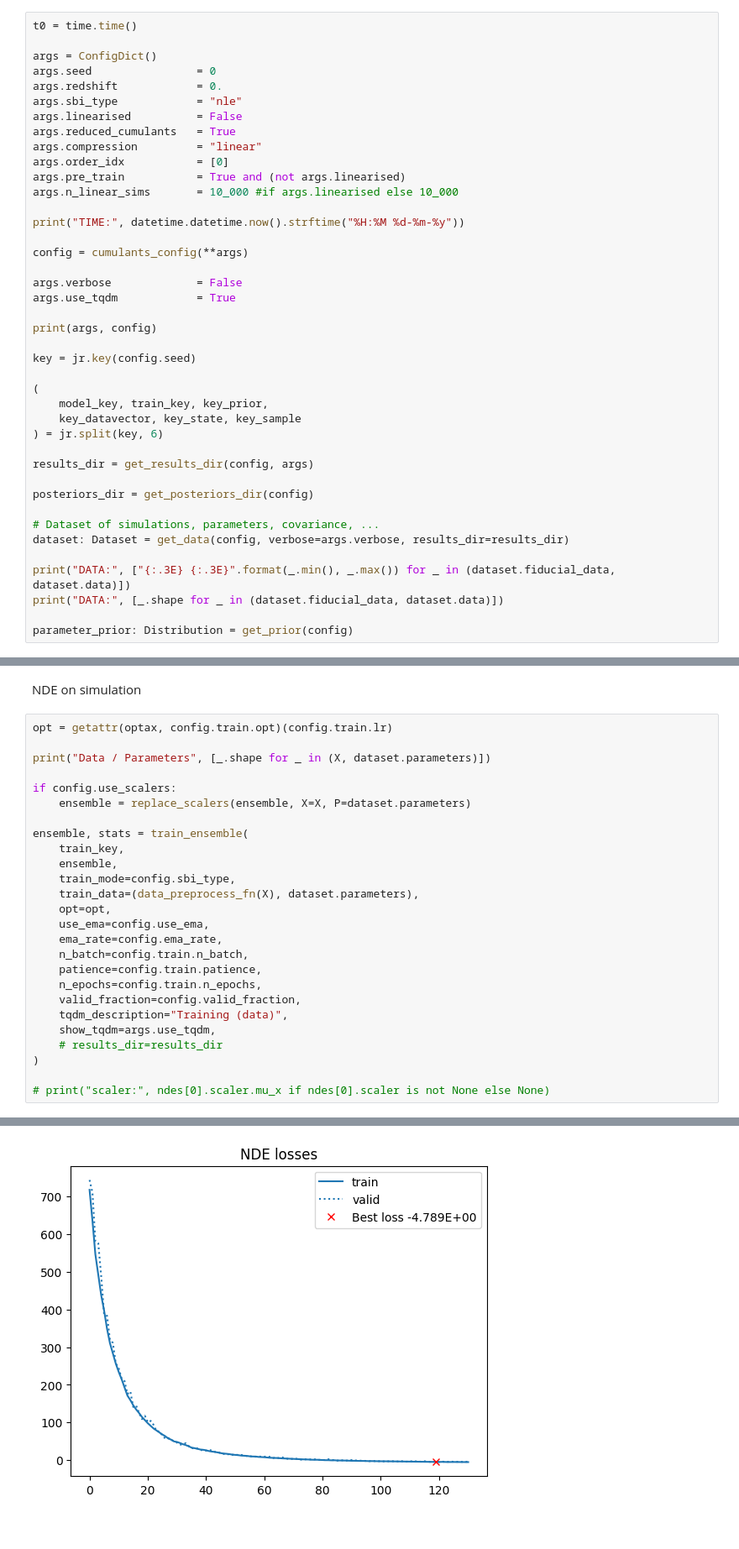
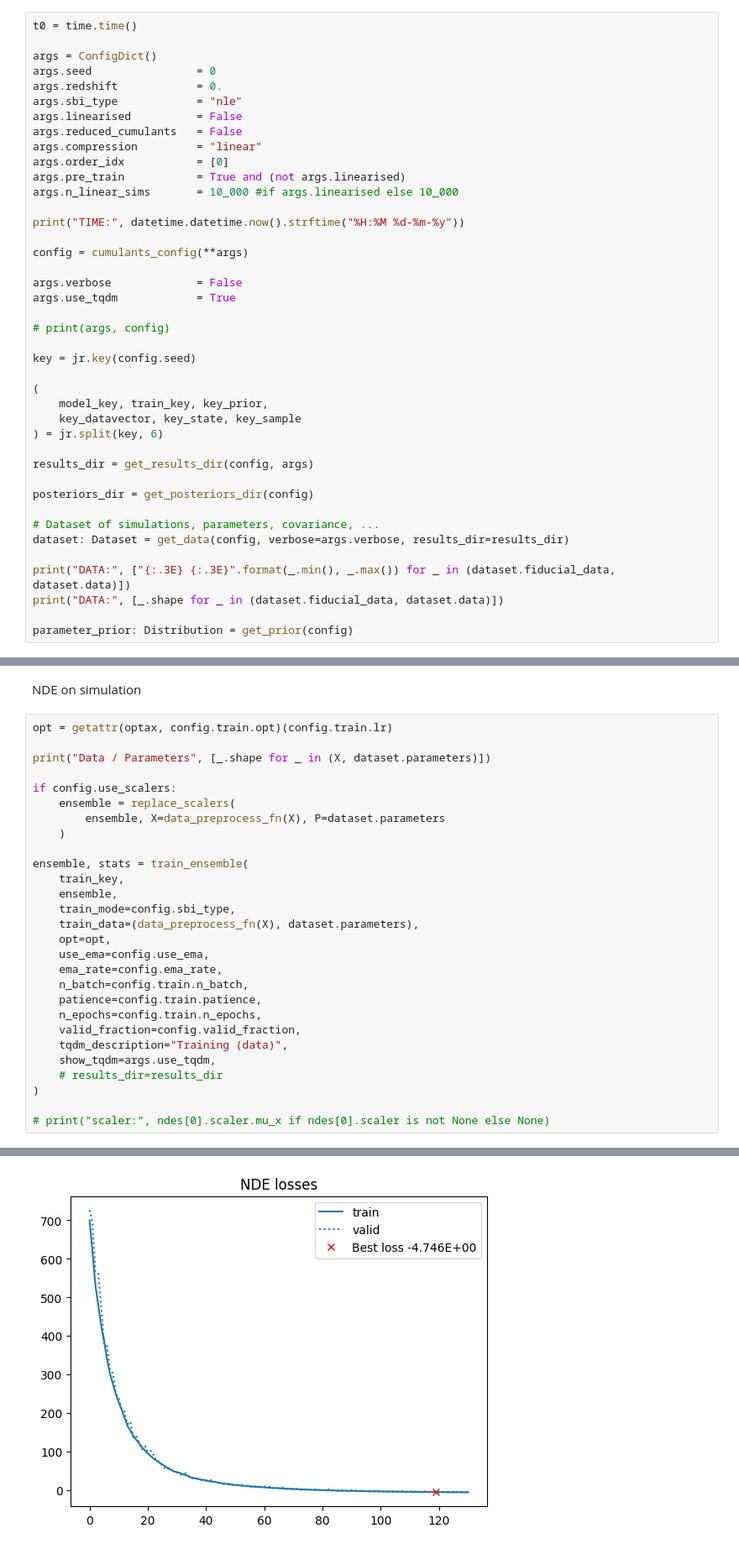
Before and after one commit to homerjed/sbiax, a Jupyter notebook: cumulants/cumulants_sbi.ipynb, the cells around one changed output, grey strips where cells are left out. Shown: that part at 84% size. Cells and saved outputs as stored; diff of their text form.

```diff
--- a/cumulants/cumulants_sbi.ipynb
+++ b/cumulants/cumulants_sbi.ipynb
@@ -170,7 +170,7 @@ args.seed                = 0
 args.redshift            = 0.
 args.sbi_type            = "nle"
 args.linearised          = False
-args.reduced_cumulants   = True
+args.reduced_cumulants   = False
 args.compression         = "linear"
 args.order_idx           = [0]
 args.pre_train           = True and (not args.linearised)
@@ -183,7 +183,7 @@ config = cumulants_config(**args)
 args.verbose             = False
 args.use_tqdm            = True
 
-print(args, config)
+# print(args, config)
 
 key = jr.key(config.seed)
 
@@ -455,33 +444,35 @@ NDE on simulation
 # %%
 opt = getattr(optax, config.train.opt)(config.train.lr)
 
 print("Data / Parameters", [_.shape for _ in (X, dataset.parameters)])
 
 if config.use_scalers:
-    ensemble = replace_scalers(ensemble, X=X, P=dataset.parameters)
+    ensemble = replace_scalers(
+        ensemble, X=data_preprocess_fn(X), P=dataset.parameters
+    )
 
 ensemble, stats = train_ensemble(
     train_key,
     ensemble,
     train_mode=config.sbi_type,
     train_data=(data_preprocess_fn(X), dataset.parameters),
     opt=opt,
     use_ema=config.use_ema,
     ema_rate=config.ema_rate,
     n_batch=config.train.n_batch,
     patience=config.train.patience,
     n_epochs=config.train.n_epochs,
     valid_fraction=config.valid_fraction,
     tqdm_description="Training (data)",
     show_tqdm=args.use_tqdm,
     # results_dir=results_dir
 )
 
 # print("scaler:", ndes[0].scaler.mu_x if ndes[0].scaler is not None else None)
 # %% [output]
 Data / Parameters [(2000, 5), (2000, 5)]
 NDE has n_params=115.
-[figure, old version]
+[figure, new version]
 Weights: [1.]
 # %%
 ensemble = eqx.nn.inference_mode(ensemble)
```
Also changed, not shown: parts of 8 cells of this notebook, 4 other files.
